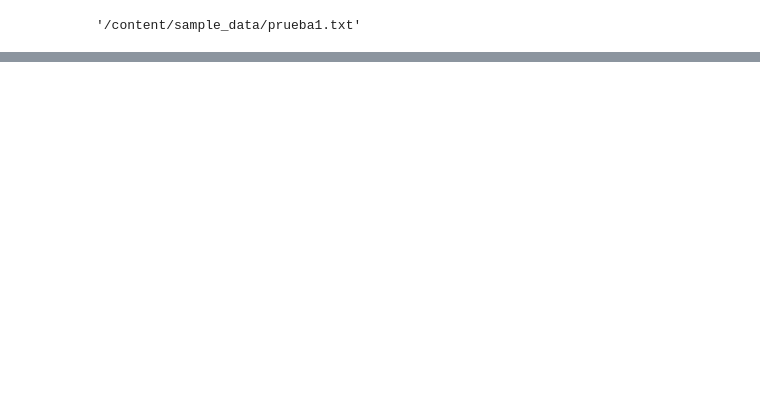
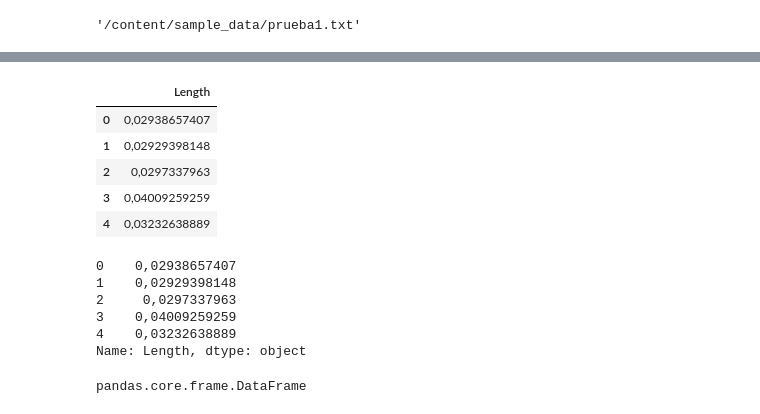
Before and after one commit to PosgradoMNA/actividades-de-aprendizaje-Malm24, a Jupyter notebook: Semana_2_Actividad_1_Python_for_Data_Science_(IBM)_A01113135.ipynb, the cells around one changed output, grey strips where cells are left out. Saved outputs shown, nothing was run; the diff lists cells and outputs as text; code cells hidden in the pictures; blank space fills up the shorter version.

```diff
--- a/Semana_2_Actividad_1_Python_for_Data_Science_(IBM)_A01113135.ipynb
+++ b/Semana_2_Actividad_1_Python_for_Data_Science_(IBM)_A01113135.ipynb
@@ -12,0 +155,25 @@ ejercicio.name #Con este encontramos el nombre local del archivo
+# %%
+Length = df[["Length"]] #acceder a una columna especifica de la tabla
+Length
+# %% [output]
+|  | Length |
+| 0 | 0,02938657407 |
+| 1 | 0,02929398148 |
+| 2 | 0,0297337963 |
+| 3 | 0,04009259259 |
+| 4 | 0,03232638889 |
+# %%
+serie = df["Length"] #si solo se coloca un par de corchete se toma la información como una serie
+serie
+# %% [output]
+0    0,02938657407
+1    0,02929398148
+2     0,0297337963
+3    0,04009259259
+4    0,03232638889
+Name: Length, dtype: object
+# %%
+x = df[["Artist"]] #con el doble corchete cuadrado se guarda como un data frame
+type (x)
+# %% [output]
+pandas.core.frame.DataFrame
```
Also changed, not shown: parts of 32 cells of this notebook.
